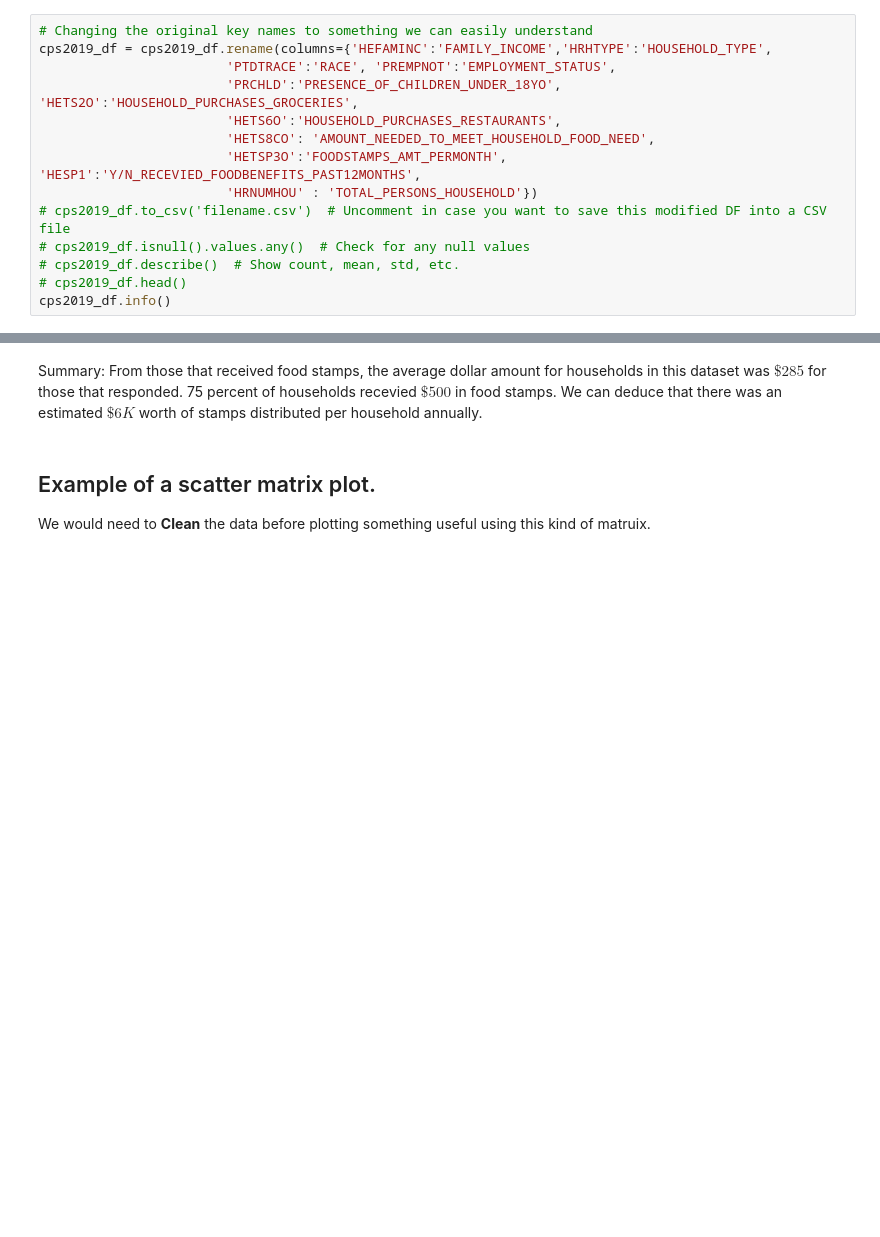
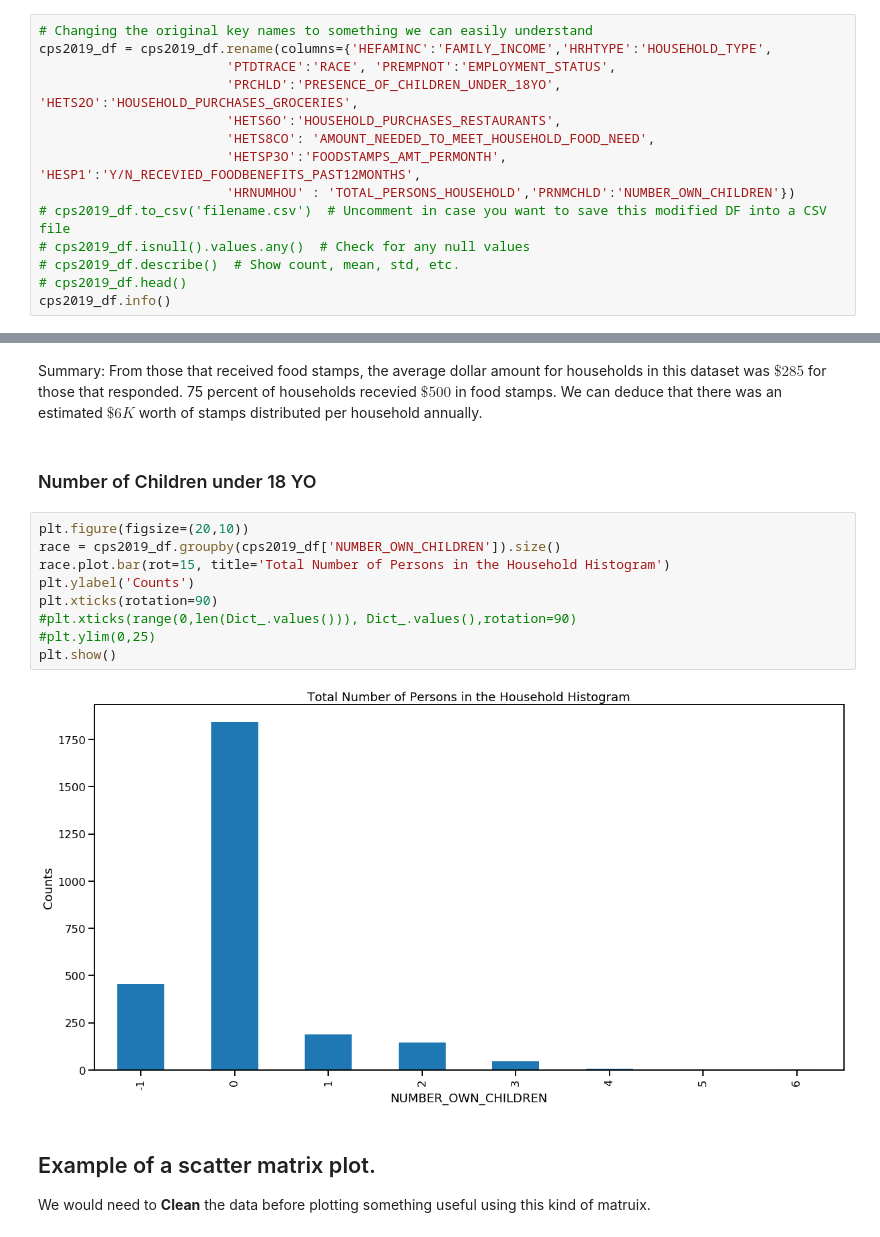
Before and after one commit to astronomilo/foodinsecurity, a Jupyter notebook: Notebooks/EDA_Prep/Team_27_EDA_Prep_20220207.ipynb, the cells around one changed output, grey strips where cells are left out. Drawn from its saved outputs; the diff is of its cells as text; blank space fills up the shorter version.

Commit message:
Included total number of children under 18 and made the plot.

```diff
--- a/Notebooks/EDA_Prep/Team_27_EDA_Prep_20220207.ipynb
+++ b/Notebooks/EDA_Prep/Team_27_EDA_Prep_20220207.ipynb
@@ -181,7 +182,7 @@ cps2019_df = cps2019_df.rename(columns={'HEFAMINC':'FAMILY_INCOME','HRHTYPE':'HO
                         'HETS6O':'HOUSEHOLD_PURCHASES_RESTAURANTS',
                         'HETS8CO': 'AMOUNT_NEEDED_TO_MEET_HOUSEHOLD_FOOD_NEED',
                         'HETSP3O':'FOODSTAMPS_AMT_PERMONTH', 'HESP1':'Y/N_RECEVIED_FOODBENEFITS_PAST12MONTHS',
-                        'HRNUMHOU' : 'TOTAL_PERSONS_HOUSEHOLD'})
+                        'HRNUMHOU' : 'TOTAL_PERSONS_HOUSEHOLD','PRNMCHLD':'NUMBER_OWN_CHILDREN'})
 # cps2019_df.to_csv('filename.csv')  # Uncomment in case you want to save this modified DF into a CSV file
 # cps2019_df.isnull().values.any()  # Check for any null values
 # cps2019_df.describe()  # Show count, mean, std, etc.
@@ -534,6 +536,19 @@ plt.show()
 [figure]
 # %% [markdown]
 Summary: From those that received food stamps, the average dollar amount for households in this dataset was $\$285$ for those that responded. 75 percent of households recevied $\$500$ in food stamps. We can deduce that there was an estimated $\$6K$ worth of stamps distributed per household annually.
+# %% [markdown]
+### Number of Children under 18 YO
+# %%
+plt.figure(figsize=(20,10))
+race = cps2019_df.groupby(cps2019_df['NUMBER_OWN_CHILDREN']).size()
+race.plot.bar(rot=15, title='Total Number of Persons in the Household Histogram')
+plt.ylabel('Counts')
+plt.xticks(rotation=90)
+#plt.xticks(range(0,len(Dict_.values())), Dict_.values(),rotation=90)
+#plt.ylim(0,25)
+plt.show()
+# %% [output]
+[figure, added]
 # %% [markdown]
 ## Example of a scatter matrix plot.
 We would need to **Clean** the data before plotting something useful using this kind of matruix.
```
Also changed, not shown: parts of 3 cells of this notebook, 2 other files.
